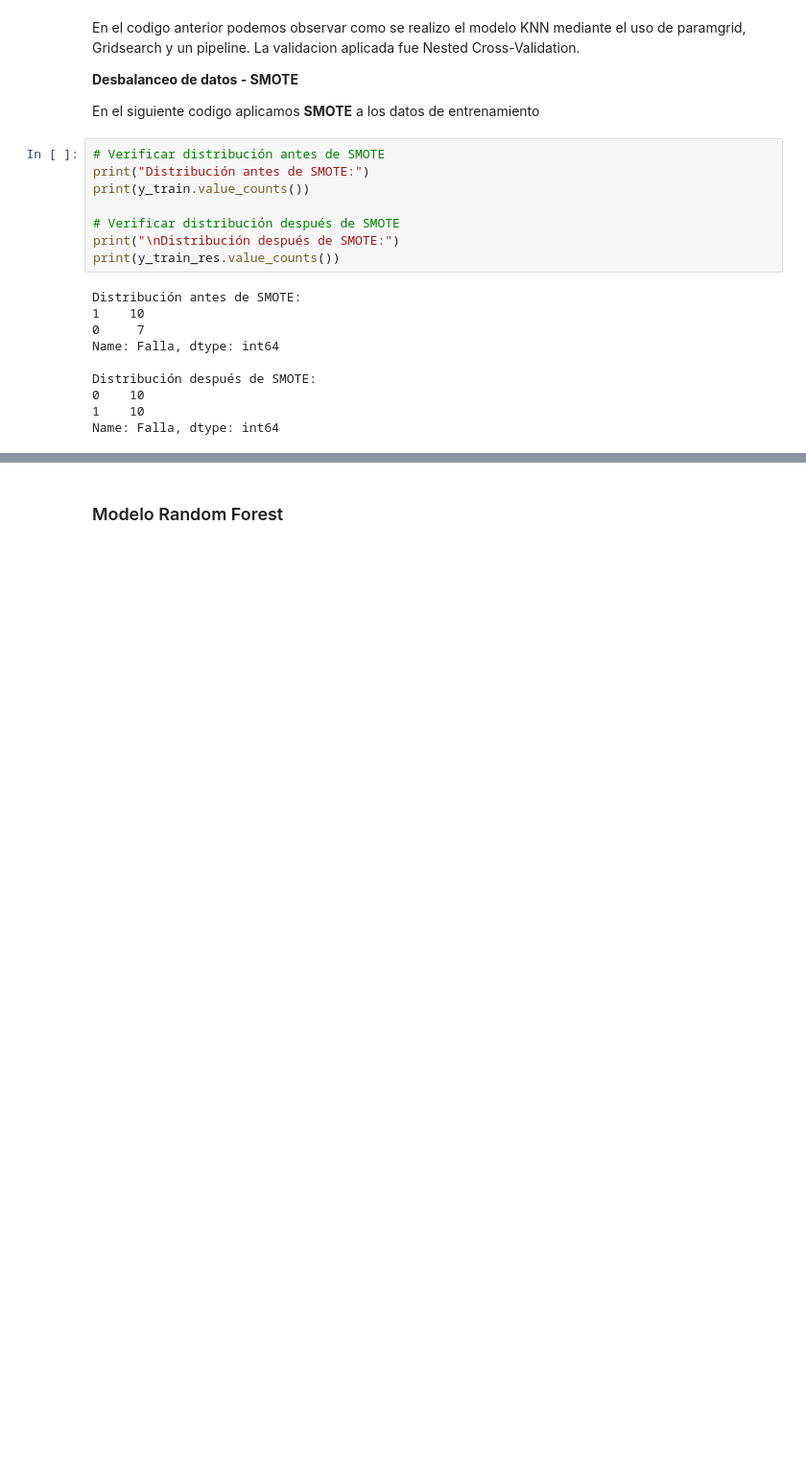
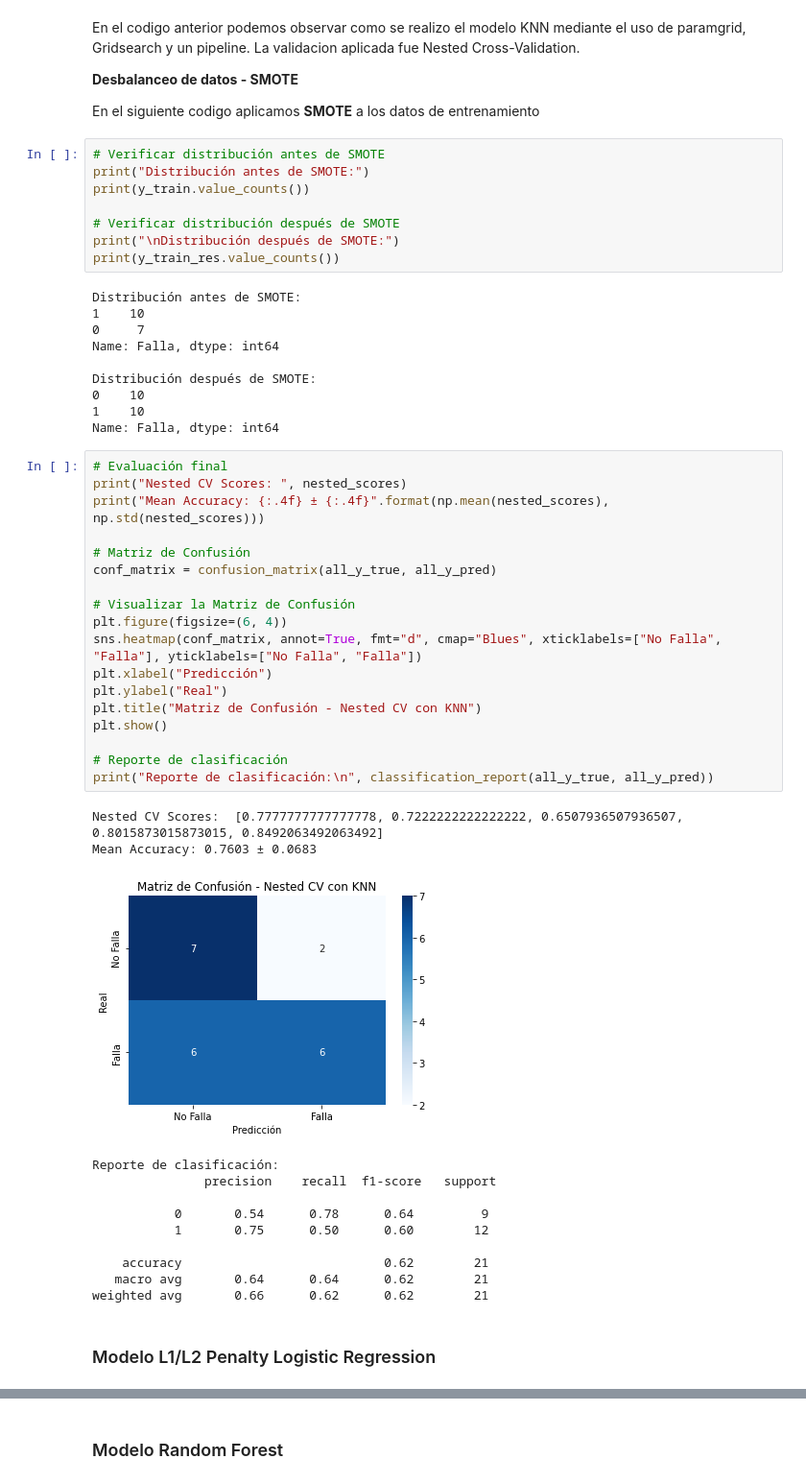
Before and after one commit to Iaibanez/jbook_ml202510, a Jupyter notebook: _sources/ML_Models.ipynb, the cells around one changed output, grey strips where cells are left out. Shown at 96% size. Saved outputs shown, nothing was run; the diff lists cells and outputs as text; blank space fills up the shorter version.

```diff
--- a/_sources/ML_Models.ipynb
+++ b/_sources/ML_Models.ipynb
@@ -102,3 +118,36 @@ Distribución después de SMOTE:
 0    10
 1    10
 Name: Falla, dtype: int64
+# %%
+# Evaluación final
+print("Nested CV Scores: ", nested_scores)
+print("Mean Accuracy: {:.4f} ± {:.4f}".format(np.mean(nested_scores), np.std(nested_scores)))
+
+# Matriz de Confusión
+conf_matrix = confusion_matrix(all_y_true, all_y_pred)
+
+# Visualizar la Matriz de Confusión
+plt.figure(figsize=(6, 4))
+sns.heatmap(conf_matrix, annot=True, fmt="d", cmap="Blues", xticklabels=["No Falla", "Falla"], yticklabels=["No Falla", "Falla"])
+plt.xlabel("Predicción")
+plt.ylabel("Real")
+plt.title("Matriz de Confusión - Nested CV con KNN")
+plt.show()
+
+# Reporte de clasificación
+print("Reporte de clasificación:\n", classification_report(all_y_true, all_y_pred))
+# %% [output]
+Nested CV Scores:  [0.7777777777777778, 0.7222222222222222, 0.6507936507936507, 0.8015873015873015, 0.8492063492063492]
+Mean Accuracy: 0.7603 ± 0.0683
+[figure, added]
+Reporte de clasificación:
+               precision    recall  f1-score   support
+
+           0       0.54      0.78      0.64         9
+           1       0.75      0.50      0.60        12
+
+    accuracy                           0.62        21
+   macro avg       0.64      0.64      0.62        21
+weighted avg       0.66      0.62      0.62        21
+# %% [markdown]
+### Modelo  L1/L2 Penalty Logistic Regression
```
Also changed, not shown: parts of 14 cells of this notebook, 9 other files.
